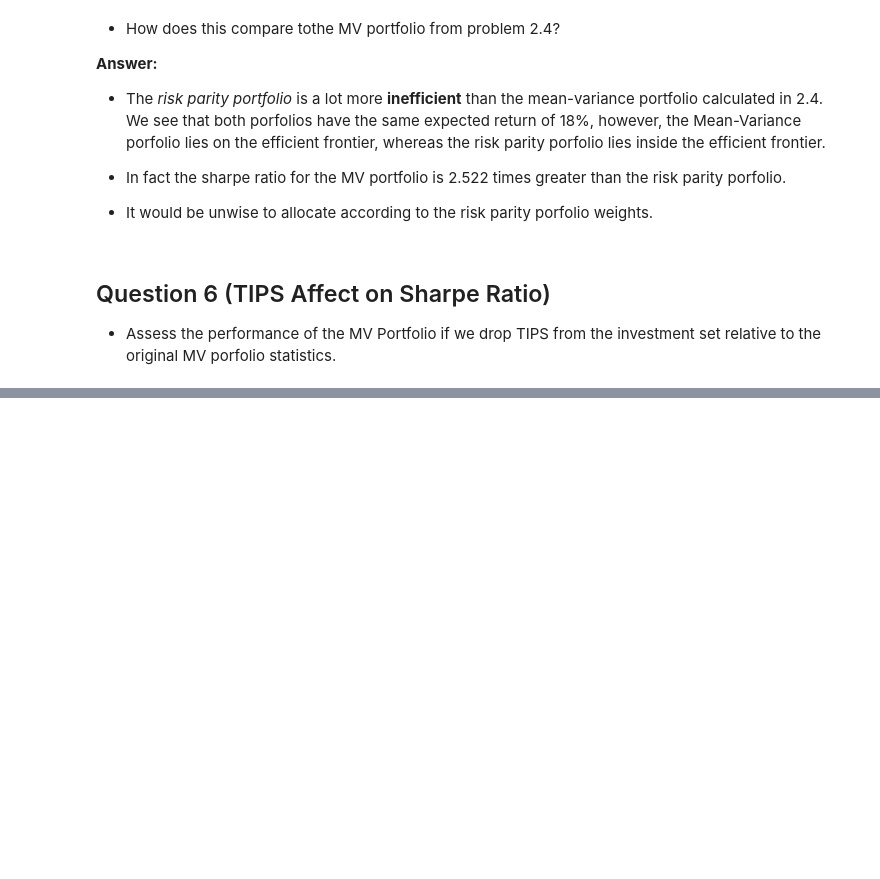
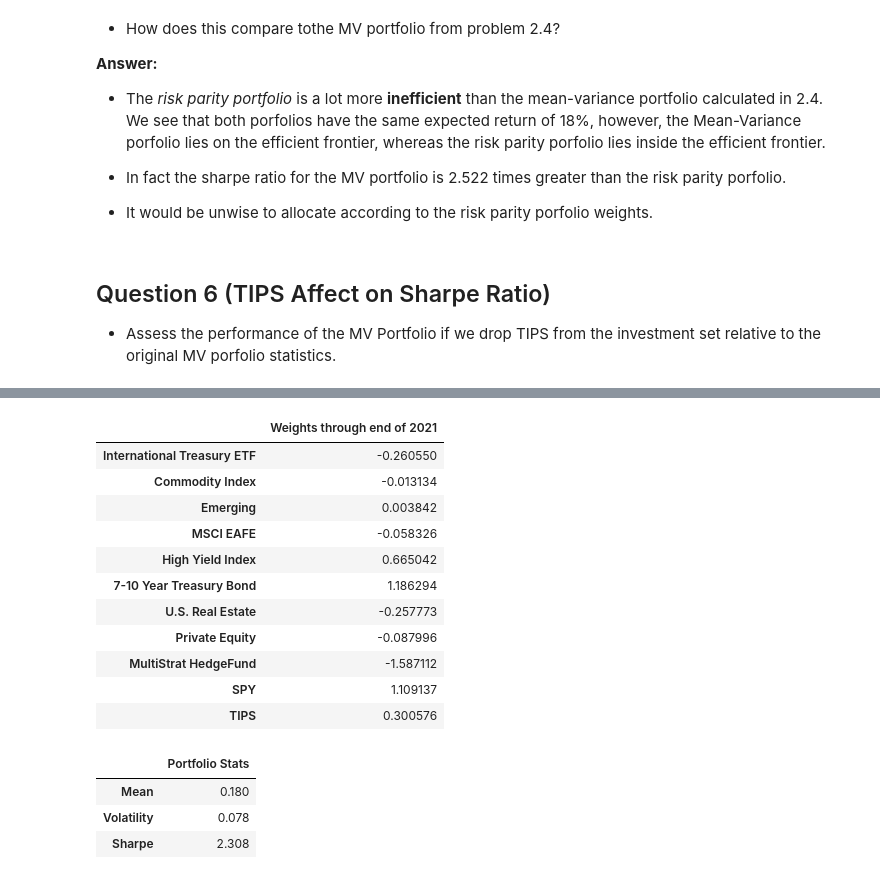
Before and after one commit to dcstein22/portfolio_theory, a Jupyter notebook: Homework_1.ipynb, the cells around one changed output, grey strips where cells are left out. Drawn from its saved outputs; the diff is of its cells as text; code cells hidden in the pictures; blank space fills up the shorter version.

```diff
--- a/Homework_1.ipynb
+++ b/Homework_1.ipynb
@@ -232,6 +247,6 @@ def target_mv_portfolio(df_tilde,tangency_weights, target_return = 0.01):
     weight_t =  tangency_weights
     omega = (target_return - mu.T@weight_v)/(mu.T@weight_t - mu.T@weight_v)
     omega_star = omega*weight_t + (1-omega)*weight_v
-    return pd.Series(omega_star, index = mu_tilde.index)
+    return pd.Series(omega_star, index = tangency_weights.index )
 
 optimized_portfolio = target_mv_portfolio(total_return,omega_tangency, target_return = 0.015)
@@ -402,0 +430,27 @@ AttributeError: 'float' object has no attribute 'dropna'
+# %%
+train_data = total_return[:'2021-12-31']
+test_data = total_return['2022-01-31':]
+train_tangency = compute_tangency(train_data)
+train_tangency_p = train_tangency[0]
+target_train_p = target_mv_portfolio(train_data, train_tangency_p,0.015)
+pd.DataFrame(target_train_p, columns = ["Weights through end of 2021"])
+# %% [output]
+|  | Weights through end of 2021 |
+| International Treasury ETF | -0.260550 |
+| Commodity Index | -0.013134 |
+| Emerging | 0.003842 |
+| MSCI EAFE | -0.058326 |
+| High Yield Index | 0.665042 |
+| 7-10 Year Treasury Bond | 1.186294 |
+| U.S. Real Estate | -0.257773 |
+| Private Equity | -0.087996 |
+| MultiStrat HedgeFund | -1.587112 |
+| SPY | 1.109137 |
+| TIPS | 0.300576 |
+# %%
+portfolio_stats(train_data,target_train_p,12)
+# %% [output]
+|  | Portfolio Stats |
+| Mean | 0.180 |
+| Volatility | 0.078 |
+| Sharpe | 2.308 |
```
Also changed, not shown: parts of 19 cells of this notebook.
